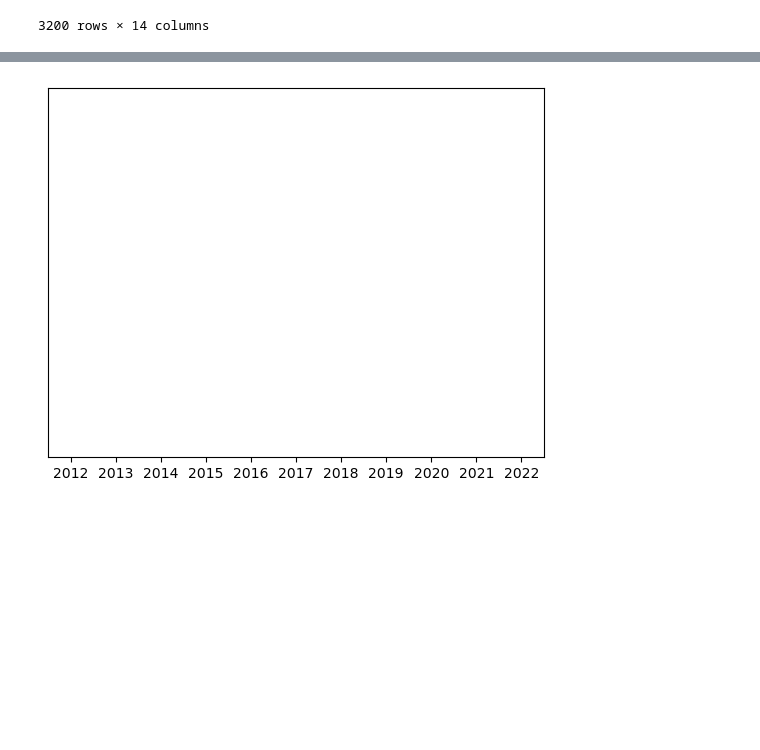
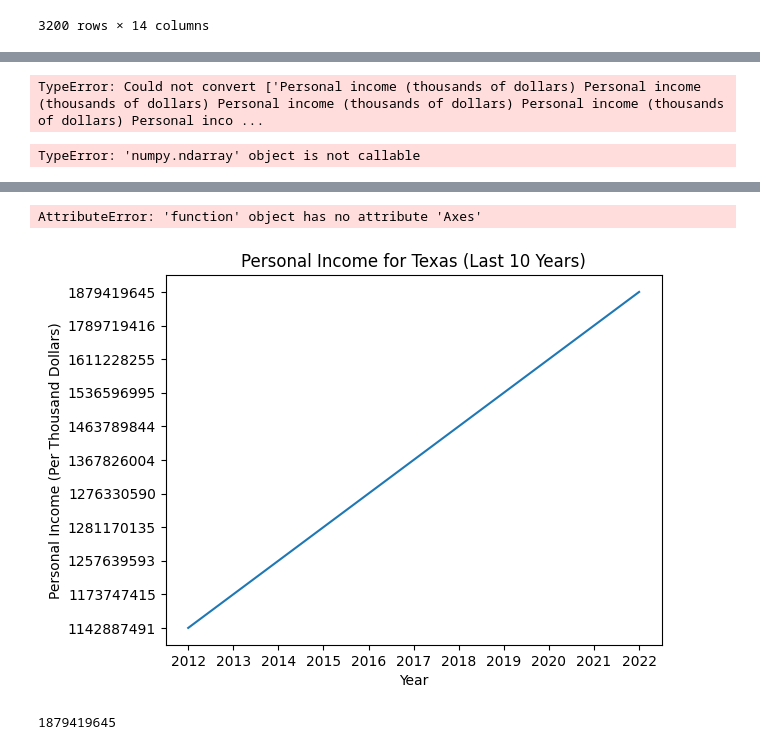
Before and after one commit to Tylerwilliams3644/Bootcamp-Project-1, a Jupyter notebook: Working Code/Income by State/income_by_state.ipynb, the cells around one changed output, grey strips where cells are left out. Saved outputs shown, nothing was run; the diff lists cells and outputs as text; code cells hidden in the pictures; blank space fills up the shorter version.

```diff
--- a/Working Code/Income by State/income_by_state.ipynb
+++ b/Working Code/Income by State/income_by_state.ipynb
@@ -103,3 +83,12 @@ display(income_by_state)
 | 9114 | West Virginia | Personal income (thousands of dol... | Thousands of dollars | 65488403 | 65152569 | 67156751 | 68437802 | 68067852 | 70797616 | 74235000 | ... |
 | 9282 | Wisconsin | Personal income (thousands of dol... | Thousands of dollars | 244508303 | 245762269 | 255165329 | 266132029 | 270846626 | 281979549 | 295996804 | ... |
 | 9504 | Wyoming | Personal income (thousands of dol... | Thousands of dollars | 30844405 | 30694095 | 32679633 | 32755555 | 31090130 | 32487400 | 34025191 | ... |
+# %%
+desired_years = "2012", "2013", "2014", "2015", "2016", "2017", "2018", "2019", "2020", "2021", "2022"
+average_of_years = []
+for year in desired_years:
+    income_by_state[year] = pd.to_numeric(income_by_state[year], errors='coerce')
+    mean_value = income_by_state[year].mean()
+    average_of_years.append(mean_value)
+
+display(average_of_years)
@@ -106,3 +107,12 @@ display(income_by_state)
+# %%
+income_by_state.mean()
+# %% [output]
+TypeError: Could not convert ['Personal income (thousands of dollars) Personal income (thousands of dollars) Personal income (thousands of dollars) Personal income (thousands of dollars) Personal inco ...
+# %%
+year_2012_mean = income_by_state["2012"]
+year_2012_mean
+# %% [output]
+TypeError: 'numpy.ndarray' object is not callable
 # %%
 income_by_state.count()
 # %% [output]
@@ -123,12 +133,24 @@ Unit           50
 dtype: int64
 # %%
 #income_by_state = income_by_state.set_index("Location")
+state = "Texas"
 desired_years = "2012", "2013", "2014", "2015", "2016", "2017", "2018", "2019", "2020", "2021", "2022"
 x_axis = desired_years
-y_axis = income_by_state.loc['Texas',["2012", "2013", "2014", "2015", "2016", "2017", "2018", "2019", "2020", "2021", "2022"]]
+y_axis = income_by_state.loc[state,["2012", "2013", "2014", "2015", "2016", "2017", "2018", "2019", "2020", "2021", "2022"]]
+
 
 plt.plot(x_axis, y_axis)
-plt.ylim(1142880000, 1879419999)
+#ymin = int(min(y_axis))
+#ymax = int(max(y_axis))
+plt.xlabel("Year")
+plt.ylabel("Personal Income (Per Thousand Dollars)")
+plt.title(f"Personal Income for {state} (Last 10 Years)")
+plt.axes.Axes.set_ylim(("bottom", "top"))
 plt.show()
 # %% [output]
+AttributeError: 'function' object has no attribute 'Axes'
-[figure, old version]
+[figure, new version]
+# %%
+ymax
+# %% [output]
+1879419645
```
Also changed, not shown: parts of 2 cells of this notebook.
